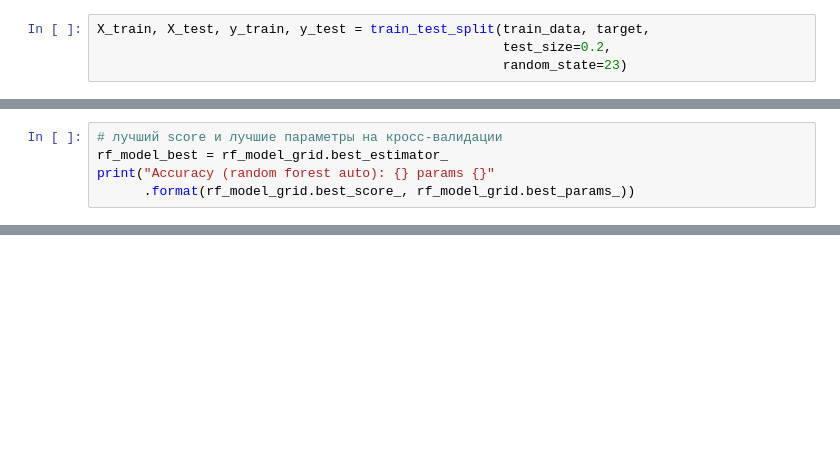
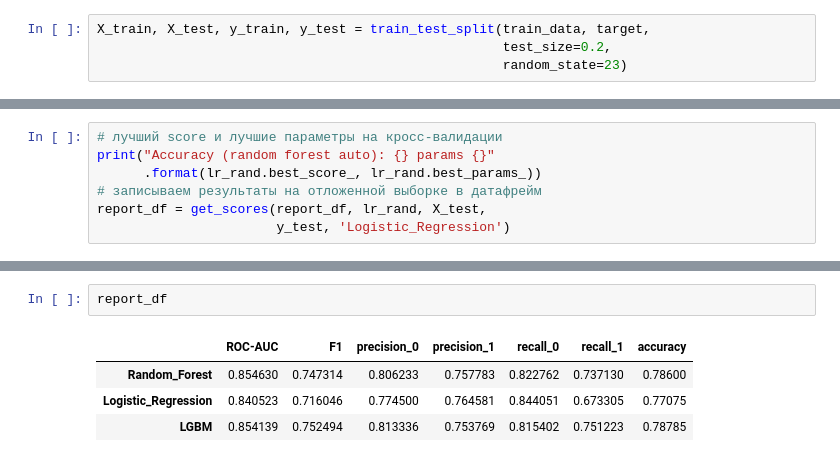
Before and after one commit to nik-nov/My_project, a Jupyter notebook: tabular_playground_series_apr_2021/model.ipynb, the cells around one changed output, grey strips where cells are left out. Cells and saved outputs as stored; diff of their text form; blank space fills up the shorter version.

```diff
--- a/tabular_playground_series_apr_2021/model.ipynb
+++ b/tabular_playground_series_apr_2021/model.ipynb
@@ -119,6 +189,8 @@ GridSearchCV(cv=3, estimator=RandomForestClassifier(random_state=23), n_jobs=-1,
 # %%
 # лучший score и лучшие параметры на кросс-валидации
-rf_model_best = rf_model_grid.best_estimator_
 print("Accuracy (random forest auto): {} params {}"
-      .format(rf_model_grid.best_score_, rf_model_grid.best_params_))
+      .format(lr_rand.best_score_, lr_rand.best_params_))
+# записываем результаты на отложенной выборке в датафрейм
+report_df = get_scores(report_df, lr_rand, X_test,
+                       y_test, 'Logistic_Regression')
 # %% [output]
@@ -125,0 +260,7 @@ Accuracy (random forest auto): 0.7763125078989465 params {'min_samples_leaf': 8,
+# %%
+report_df
+# %% [output]
+|  | ROC-AUC | F1 | precision_0 | precision_1 | recall_0 | recall_1 | accuracy |
+| Random_Forest | 0.854630 | 0.747314 | 0.806233 | 0.757783 | 0.822762 | 0.737130 | 0.78600 |
+| Logistic_Regression | 0.840523 | 0.716046 | 0.774500 | 0.764581 | 0.844051 | 0.673305 | 0.77075 |
+| LGBM | 0.854139 | 0.752494 | 0.813336 | 0.753769 | 0.815402 | 0.751223 | 0.78785 |
```
Also changed, not shown: parts of 35 cells of this notebook.
